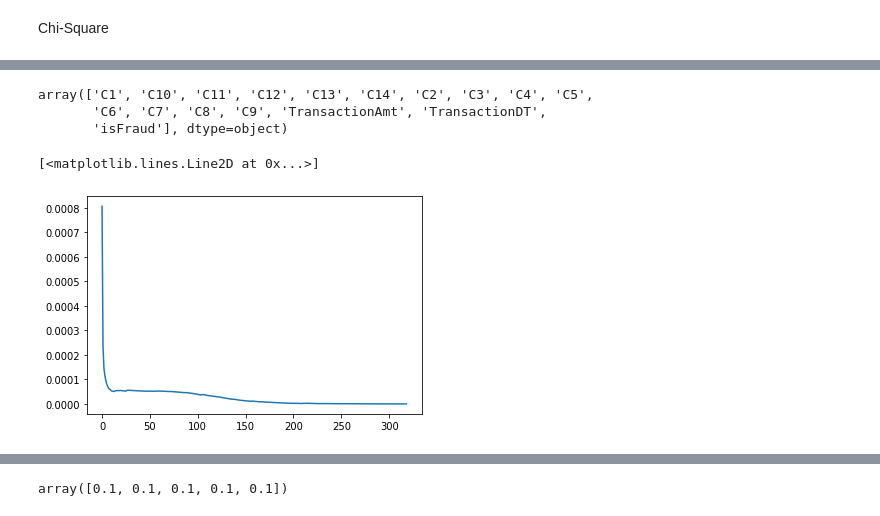
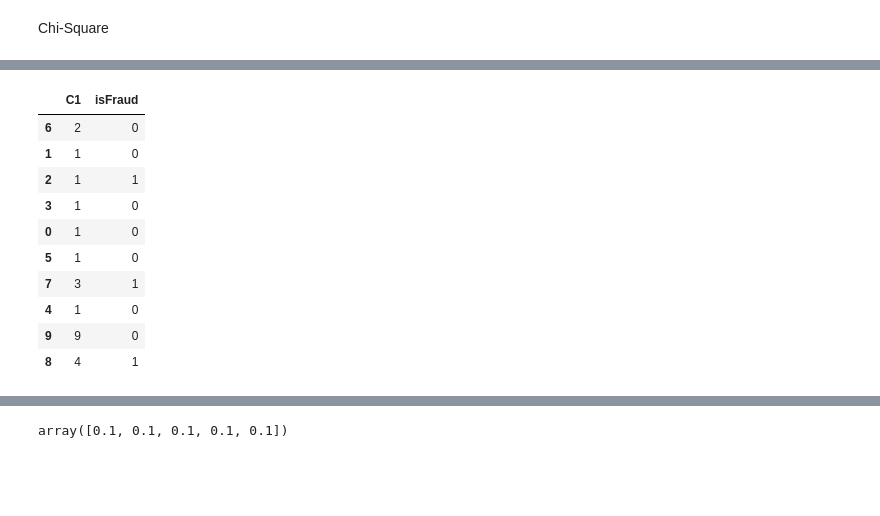
Before and after one commit to YinQingYuanQue/HM1_DT_CS529, a Jupyter notebook: HM1.ipynb, the cells around one changed output, grey strips where cells are left out. Drawn from its saved outputs; the diff is of its cells as text; code cells hidden in the pictures; blank space fills up the shorter version.

```diff
--- a/HM1.ipynb
+++ b/HM1.ipynb
@@ -154,14 +158,27 @@ Categoric_features
-# %%
-Numeric_features
-# %% [output]
-array(['C1', 'C10', 'C11', 'C12', 'C13', 'C14', 'C2', 'C3', 'C4', 'C5',
-       'C6', 'C7', 'C8', 'C9', 'TransactionAmt', 'TransactionDT',
-       'isFraud'], dtype=object)
-# %%
-#test = train[0:400000]
-a = IG(train,'C6','Gini')
-plt.plot(a)
-#test
-# %% [output]
-[<matplotlib.lines.Line2D at 0x...>]
-[figure, removed]
+# %%
+test = pd.DataFrame(columns = ['C1','isFraud'])
+for i in range(6):
+    test.loc[i,'C1'] = 1
+test.loc[6,'C1'] = 2
+test.loc[7,'C1'] = 3
+test.loc[8,'C1'] = 4
+test.loc[9,'C1'] = 9
+test.iloc[0:10,1] = 0
+
+test.loc[2,'isFraud'] = 1
+test.loc[8,'isFraud'] = 1
+test.loc[7,'isFraud'] = 1
+test = test.sample(frac = 1)
+test
+# %% [output]
+|  | C1 | isFraud |
+| 6 | 2 | 0 |
+| 1 | 1 | 0 |
+| 2 | 1 | 1 |
+| 3 | 1 | 0 |
+| 0 | 1 | 0 |
+| 5 | 1 | 0 |
+| 7 | 3 | 1 |
+| 4 | 1 | 0 |
+| 9 | 9 | 0 |
+| 8 | 4 | 1 |
```
Also changed, not shown: parts of 6 cells of this notebook.
